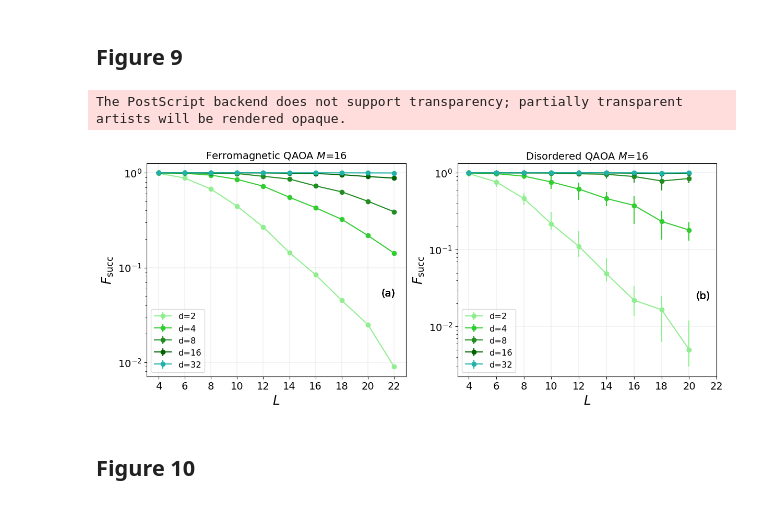
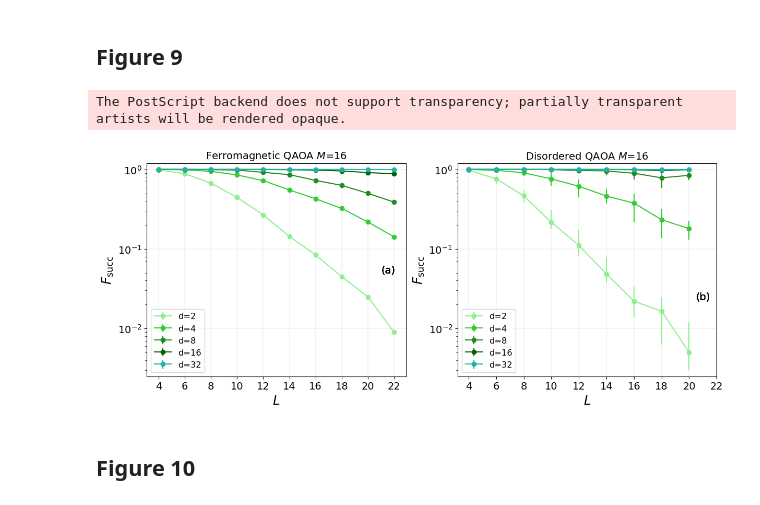
Before and after one commit to gscriva/cvar-opt, a Jupyter notebook: paper-figures.ipynb, the cells around one changed output. Cells and saved outputs as stored; diff of their text form; code cells hidden in the pictures.

```diff
--- a/paper-figures.ipynb
+++ b/paper-figures.ipynb
@@ -871,34 +871,36 @@ for i, subplot in enumerate(subplots.ravel()):
         for k, depth in enumerate(depths):
             dat = data_linopt_rand_iter0[(data_linopt_rand_iter0['algo'] == algo) & (data_linopt_rand_iter0['circ_depth'] == depth)]
             dat = dat[dat[which_prob]!=0]
 
             x_axes = dat[dat['seed'] == 1]['qubits']
             y_axes = dat.groupby(['qubits'])[which_prob].median()
             error = [
                 (y_axes - dat.groupby(['qubits'])[which_prob].quantile(0.25)).tolist(),
                 (dat.groupby(['qubits'])[which_prob].quantile(0.75) - y_axes).tolist(),
                 ]
 
             #popt2, _ = optimize.curve_fit(fun_lin,  x_axes[2:], np.log2(y_axes[2:]))
             subplot.errorbar(x_axes, y_axes, yerr=error, marker="o", label=f"d={depth}", color=colors[k])
             subplot.set_title(f"Disordered QAOA " + r"$M$"+f"=16", fontsize=14)
             subplot.text(20.5, 0.023, '(b)')
 
 
     subplot.set_xticks(np.arange(data_linopt_iter0['qubits'].min(), data_linopt_iter0['qubits'].max() + 2, 2))
     subplot.set_yscale("log", base=10)
 
+    subplot.set_ylim((0.0025, 1.2))
+
     subplot.grid(linewidth = 0.2)
 
     subplot.set_xlabel(r"$L$")
     subplot.set_ylabel(r"$F_{\mathrm{succ}}$")
 
     subplot.legend(loc='lower left', fontsize='small')
 
 plt.savefig("img/fig9", format="eps")
 # %% [output]
 The PostScript backend does not support transparency; partially transparent artists will be rendered opaque.
-[figure, old version]
+[figure, new version]
 # %% [markdown]
 
 ## Figure 10
```
